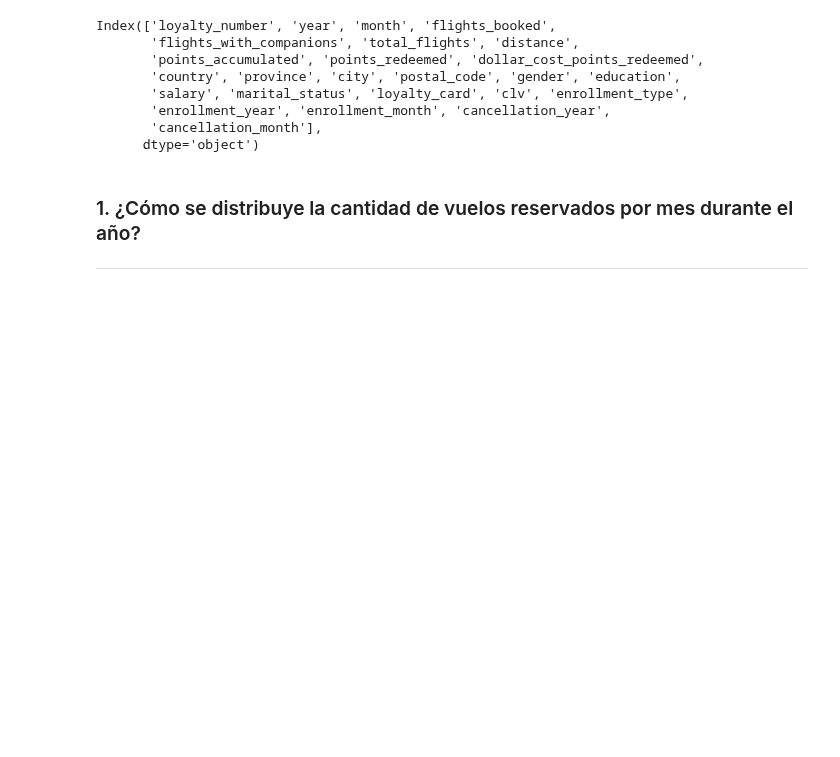
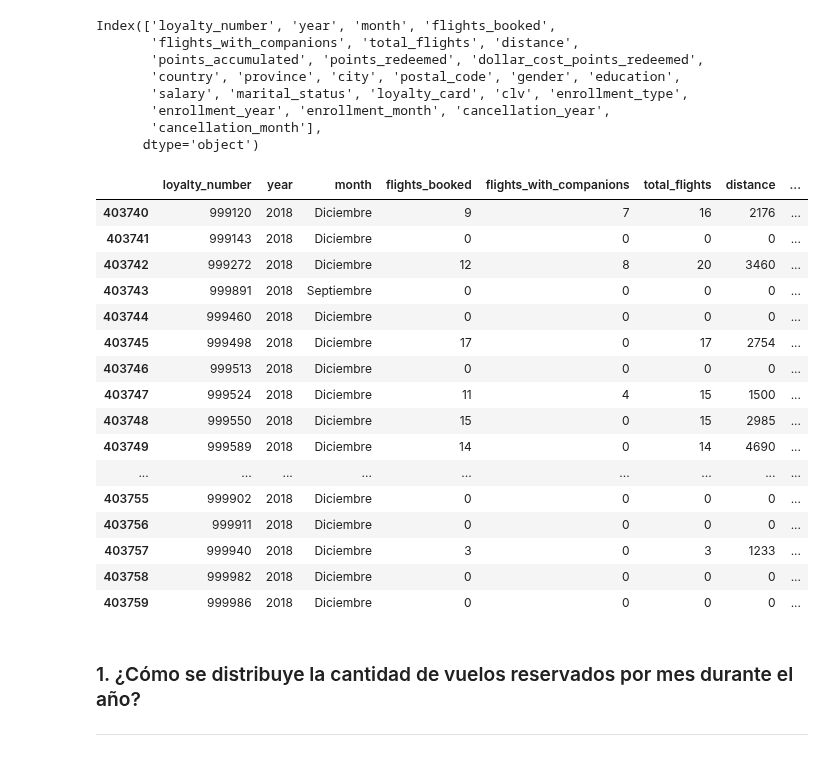
Before and after one commit to Adalab/bda-modulo-3-evaluacion-final-MarPastor, a Jupyter notebook: notebook/final_evaluation_mod3_marpastor.ipynb, the cells around one changed output. Saved outputs shown, nothing was run; the diff lists cells and outputs as text; code cells hidden in the pictures; blank space fills up the shorter version.

Commit message:
exploracion de datos en df_completo

```diff
--- a/notebook/final_evaluation_mod3_marpastor.ipynb
+++ b/notebook/final_evaluation_mod3_marpastor.ipynb
@@ -1208,6 +1249,26 @@ Index(['loyalty_number', 'year', 'month', 'flights_booked',
        'enrollment_year', 'enrollment_month', 'cancellation_year',
        'cancellation_month'],
       dtype='object')
+# %%
+df_completo.tail(20)
+# %% [output]
+|  | loyalty_number | year | month | flights_booked | flights_with_companions | total_flights | distance | ... |
+| 403740 | 999120 | 2018 | Diciembre | 9 | 7 | 16 | 2176 | ... |
+| 403741 | 999143 | 2018 | Diciembre | 0 | 0 | 0 | 0 | ... |
+| 403742 | 999272 | 2018 | Diciembre | 12 | 8 | 20 | 3460 | ... |
+| 403743 | 999891 | 2018 | Septiembre | 0 | 0 | 0 | 0 | ... |
+| 403744 | 999460 | 2018 | Diciembre | 0 | 0 | 0 | 0 | ... |
+| 403745 | 999498 | 2018 | Diciembre | 17 | 0 | 17 | 2754 | ... |
+| 403746 | 999513 | 2018 | Diciembre | 0 | 0 | 0 | 0 | ... |
+| 403747 | 999524 | 2018 | Diciembre | 11 | 4 | 15 | 1500 | ... |
+| 403748 | 999550 | 2018 | Diciembre | 15 | 0 | 15 | 2985 | ... |
+| 403749 | 999589 | 2018 | Diciembre | 14 | 0 | 14 | 4690 | ... |
+| ... | ... | ... | ... | ... | ... | ... | ... | ... |
+| 403755 | 999902 | 2018 | Diciembre | 0 | 0 | 0 | 0 | ... |
+| 403756 | 999911 | 2018 | Diciembre | 0 | 0 | 0 | 0 | ... |
+| 403757 | 999940 | 2018 | Diciembre | 3 | 0 | 3 | 1233 | ... |
+| 403758 | 999982 | 2018 | Diciembre | 0 | 0 | 0 | 0 | ... |
+| 403759 | 999986 | 2018 | Diciembre | 0 | 0 | 0 | 0 | ... |
 # %% [markdown]
 ### 1. ¿Cómo se distribuye la cantidad de vuelos reservados por mes durante el año?
 
```
Also changed, not shown: parts of 20 cells of this notebook, 2 other files.
